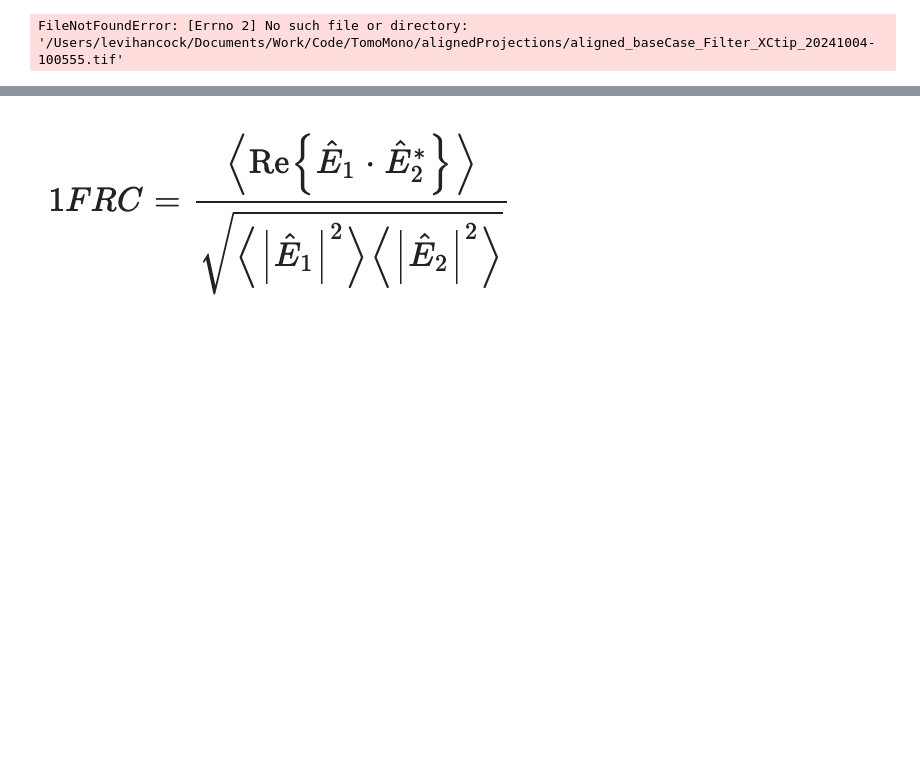
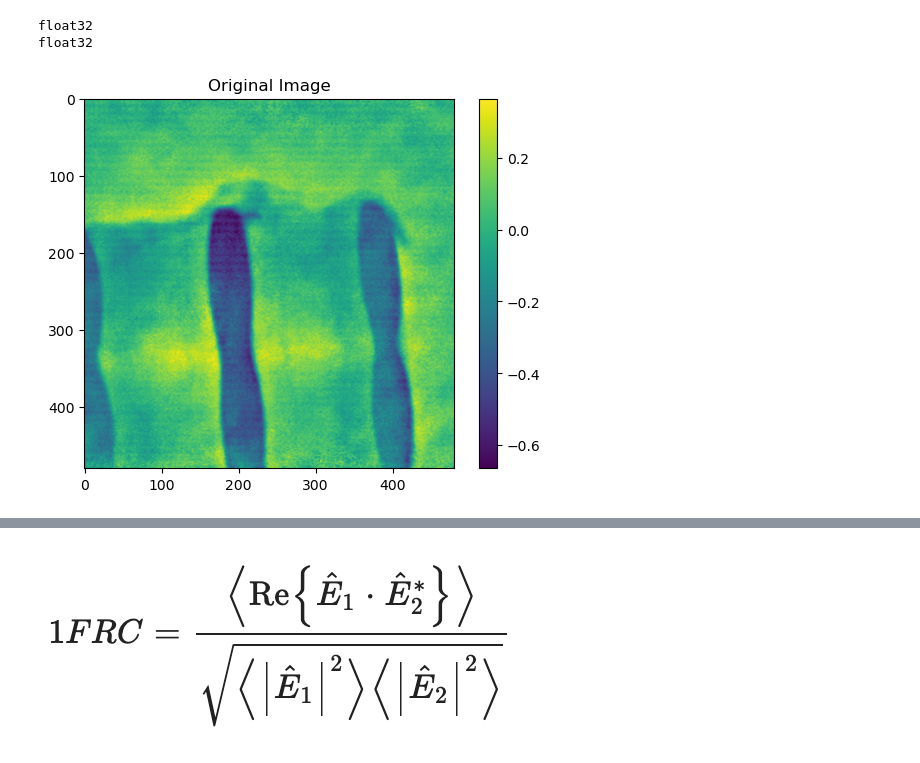
Before and after one commit to levijh1/TomoMono, a Jupyter notebook: FourierRingCorrelation.ipynb, the cells around one changed output, grey strips where cells are left out. Cells and saved outputs as stored; diff of their text form; code cells hidden in the pictures; blank space fills up the shorter version.

```diff
--- a/FourierRingCorrelation.ipynb
+++ b/FourierRingCorrelation.ipynb
@@ -5,32 +5,51 @@ from tiffConverter import convert_to_numpy, convert_to_tiff
 # %%
 #Read in single image to perform correlation on
 
 # # Low Contrast Projection (Low Contrast target)
 # pixelSize = 23.2910 #nanometers (for projections)
 # aligned_proj_location = "alignedProjections/aligned_baseCase_Filter_XCtip_20241004-100555.tif"
 # kevinProjections, kevin_proj_scale_info = convert_to_numpy(aligned_proj_location)
 # print(kevinProjections[0].shape)
 # kevinProj1 = kevinProjections[0,50:550,200:700]
 # print(kevinProj1.shape)
 
-# High Contrast target
-pixelSize = 25430/3276 #7.7625152625152625 nanometers (for high contrast target)
-# aligned_proj_location = "/sdf/home/l/levih/xppl026722/results/shared/xppl1026722_Run0135/KMPIE_2024_12_19-12_05_10-0/final_image/final_image_KMPIE_2024_12_19-12_05_10-0_arg_M000@1.tiff"
-aligned_proj_location = "data/final_image_KMPIE_2024_12_19-12_05_10-0_arg_M000@1.tiff"
-kevinProjections, kevin_proj_scale_info = convert_to_numpy(aligned_proj_location)
-kevinProj1 = kevinProjections[0]
+# # High Contrast target
+# pixelSize = 25430/3276 #7.7625152625152625 nanometers (for high contrast target)
+# # aligned_proj_location = "/sdf/home/l/levih/xppl026722/results/shared/xppl1026722_Run0135/KMPIE_2024_12_19-12_05_10-0/final_image/final_image_KMPIE_2024_12_19-12_05_10-0_arg_M000@1.tiff"
+# aligned_proj_location = "data/final_image_KMPIE_2024_12_19-12_05_10-0_arg_M000@1.tiff"
+# kevinProjections, kevin_proj_scale_info = convert_to_numpy(aligned_proj_location)
+# kevinProj1 = kevinProjections[0]
+
+# # Crop central square half of the image
+# y, x = kevinProj1.shape
+# crop_size = min(y, x) // 2
+# y_center, x_center = y // 2, x // 2
+# y_start, y_end = y_center - crop_size // 2, y_center + crop_size // 2
+# x_start, x_end = x_center - crop_size // 2, x_center + crop_size // 2
+# kevinProj1 = kevinProj1[y_start:y_end, x_start:x_end]
+
+pixelSize = 23.2910 #nanometers (for projections)
+n1Location = "FRC Scan Split Test/477_0_final_image_KMPIE_2025_02_04-23_07_45-0_arg_M000@1.tiff"
+n2Location = "FRC Scan Split Test/477_1_final_image_KMPIE_2025_02_04-23_08_38-0_arg_M000@1.tiff"
+n1 = convert_to_numpy(n1Location)[0][0]
+n2 = convert_to_numpy(n2Location)[0][0]
+
 # Crop central square half of the image
-y, x = kevinProj1.shape
-crop_size = min(y, x) // 2
+y, x = n1.shape
+crop_size = round(min(y, x) / 1.5)
 y_center, x_center = y // 2, x // 2
 y_start, y_end = y_center - crop_size // 2, y_center + crop_size // 2
 x_start, x_end = x_center - crop_size // 2, x_center + crop_size // 2
-kevinProj1 = kevinProj1[y_start:y_end, x_start:x_end]
+n1 = n1[y_start:y_end, x_start:x_end]
+n2 = n2[y_start:y_end, x_start:x_end]
 
-plt.imshow(kevinProj1)
+# plt.imshow(kevinProj1)
+plt.imshow(n1)
 plt.title("Original Image")
 plt.colorbar()
 plt.show()
 # %% [output]
-FileNotFoundError: [Errno 2] No such file or directory: '/Users/levihancock/Documents/Work/Code/TomoMono/alignedProjections/aligned_baseCase_Filter_XCtip_20241004-100555.tif'
+float32
+float32
+[figure, added]
 # %%
```
Also changed, not shown: parts of 8 cells of this notebook, 7 other files.
